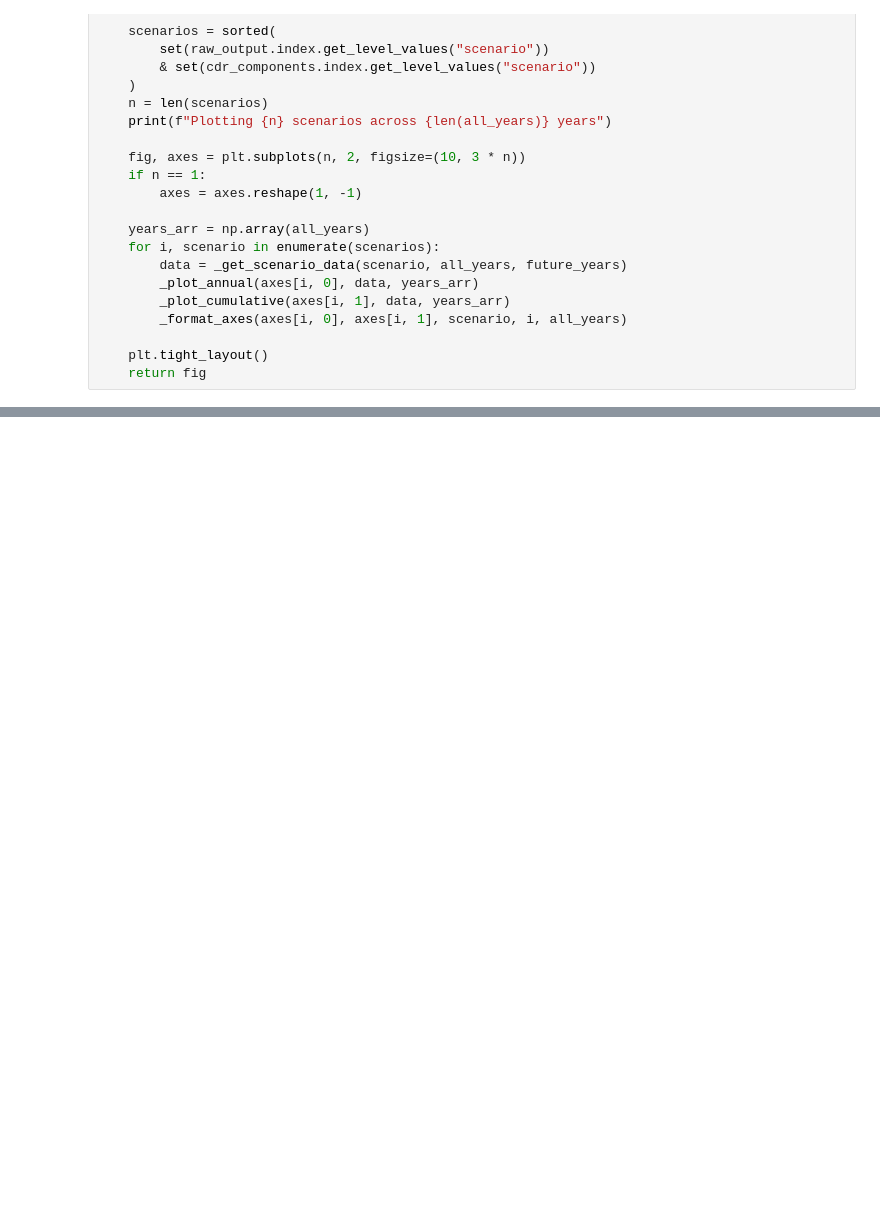
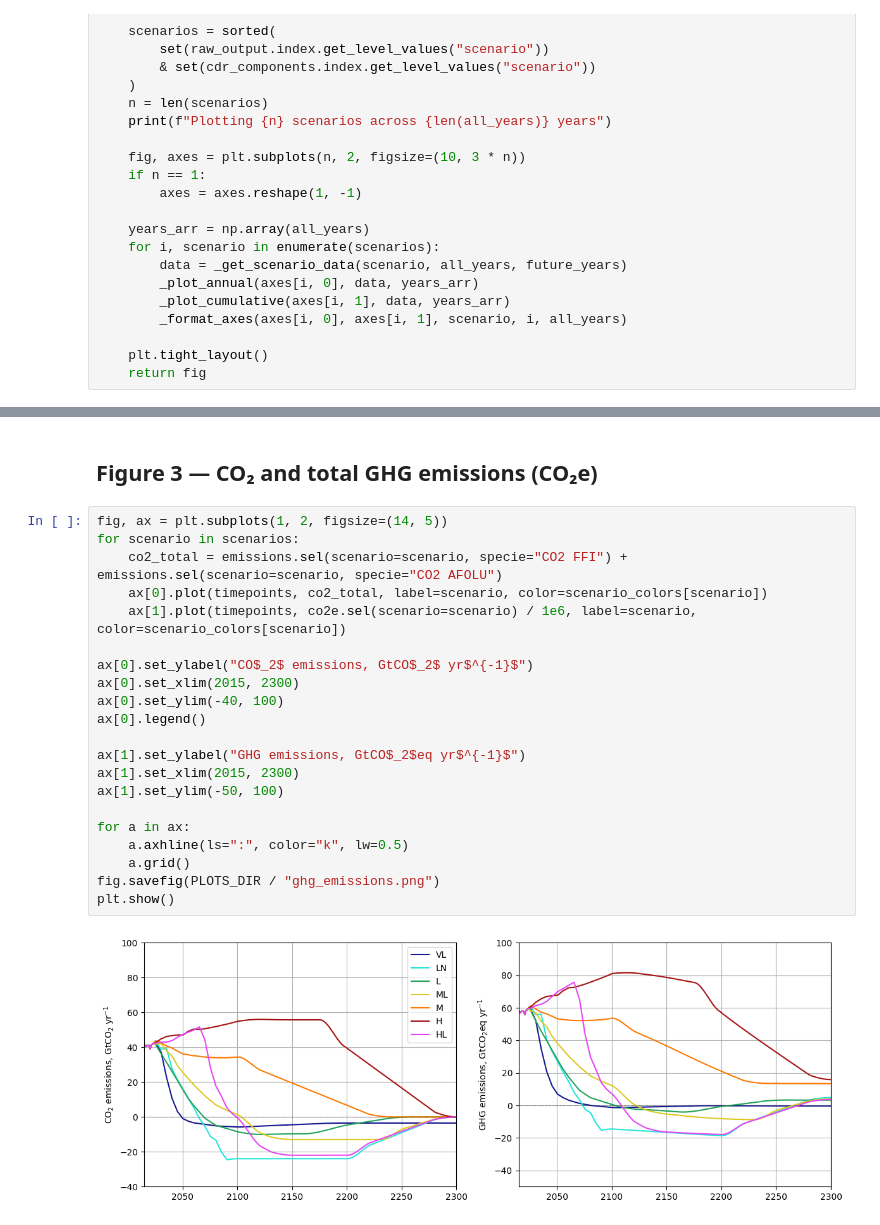
Before and after one commit to benmsanderson/scenariomip-paper-plots, a Jupyter notebook: notebooks/0505_extensions_plotting.ipynb, the cells around one changed output, grey strips where cells are left out. Drawn from its saved outputs; the diff is of its cells as text; blank space fills up the shorter version.

```diff
--- a/notebooks/0505_extensions_plotting.ipynb
+++ b/notebooks/0505_extensions_plotting.ipynb
@@ -223,0 +284,25 @@ Saved /Users/bensan/ScenarioMIP_final/plots/co2_extensions_with_history.png
+# %% [markdown]
+## Figure 3 — CO₂ and total GHG emissions (CO₂e)
+# %%
+fig, ax = plt.subplots(1, 2, figsize=(14, 5))
+for scenario in scenarios:
+    co2_total = emissions.sel(scenario=scenario, specie="CO2 FFI") + emissions.sel(scenario=scenario, specie="CO2 AFOLU")
+    ax[0].plot(timepoints, co2_total, label=scenario, color=scenario_colors[scenario])
+    ax[1].plot(timepoints, co2e.sel(scenario=scenario) / 1e6, label=scenario, color=scenario_colors[scenario])
+
+ax[0].set_ylabel("CO$_2$ emissions, GtCO$_2$ yr$^{-1}$")
+ax[0].set_xlim(2015, 2300)
+ax[0].set_ylim(-40, 100)
+ax[0].legend()
+
+ax[1].set_ylabel("GHG emissions, GtCO$_2$eq yr$^{-1}$")
+ax[1].set_xlim(2015, 2300)
+ax[1].set_ylim(-50, 100)
+
+for a in ax:
+    a.axhline(ls=":", color="k", lw=0.5)
+    a.grid()
+fig.savefig(PLOTS_DIR / "ghg_emissions.png")
+plt.show()
+# %% [output]
+[figure, added]
```
Also changed, not shown: parts of 22 cells of this notebook, 12 other files.
